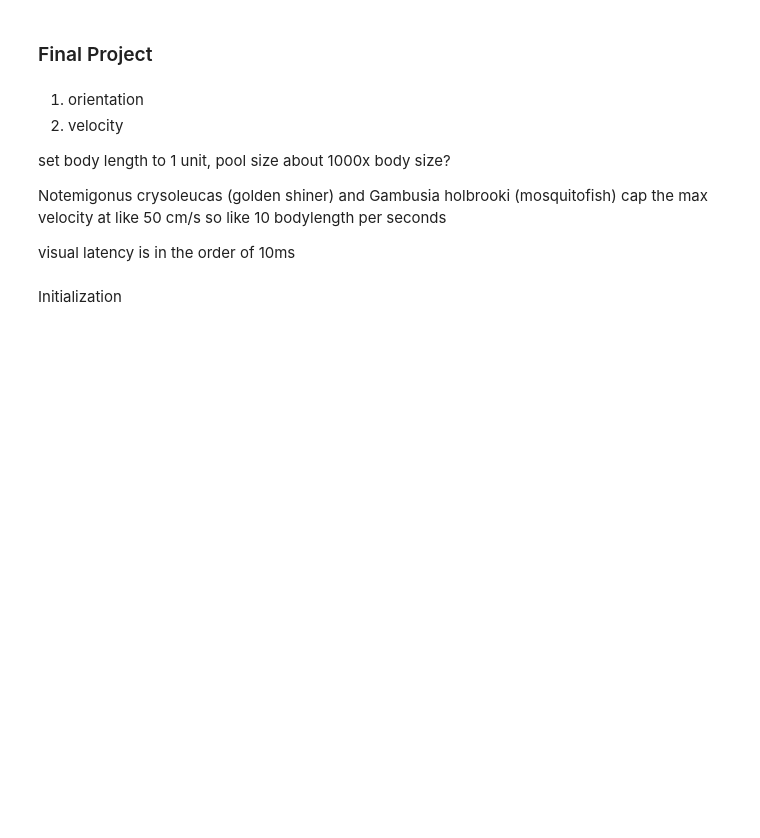
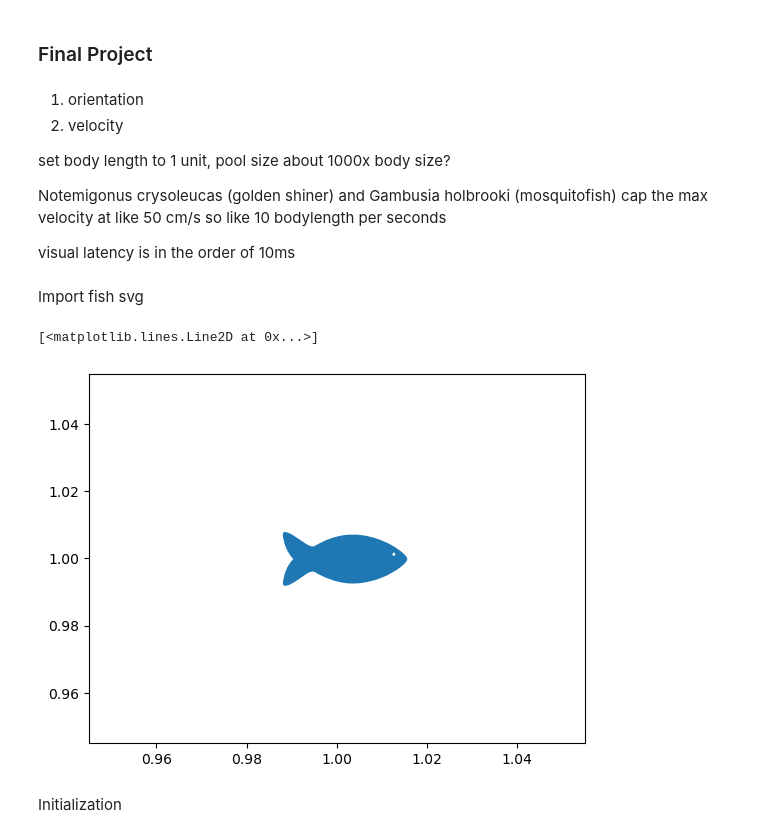
Before and after one commit to Bobomoto/PHYS250-Final-Project, a Jupyter notebook: Finalproject.ipynb, the cells around one changed output. Cells and saved outputs as stored; diff of their text form; code cells hidden in the pictures; blank space fills up the shorter version.

```diff
--- a/Finalproject.ipynb
+++ b/Finalproject.ipynb
@@ -22,3 +23,15 @@ import matplotlib.markers as mmarkers
+# %% [markdown]
+Import fish svg
+# %%
+fih_path, attributes = svg2paths('fih.svg')
+fmarker = parse_path(attributes[0]['d'])
+fmarker.vertices -= fmarker.vertices.mean(axis=0)
+fmarker = fmarker.transformed(mpl.transforms.Affine2D().scale(1,-1))
+
+plt.plot(1,1,marker = fmarker, markersize = 100)
+# %% [output]
+[<matplotlib.lines.Line2D at 0x...>]
+[figure, added]
 # %% [markdown]
 Initialization
 # %%
```
Also changed, not shown: parts of 9 cells of this notebook.
